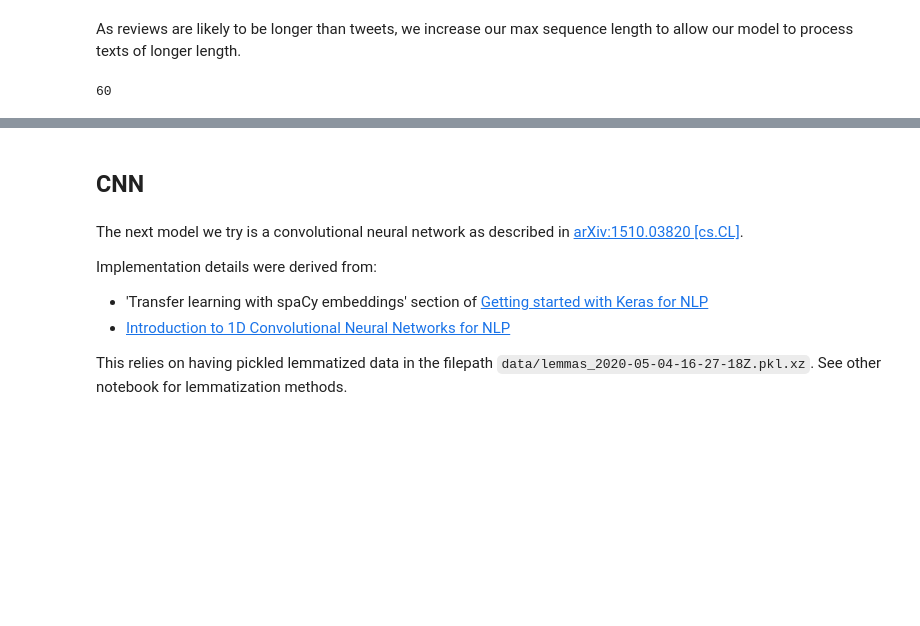
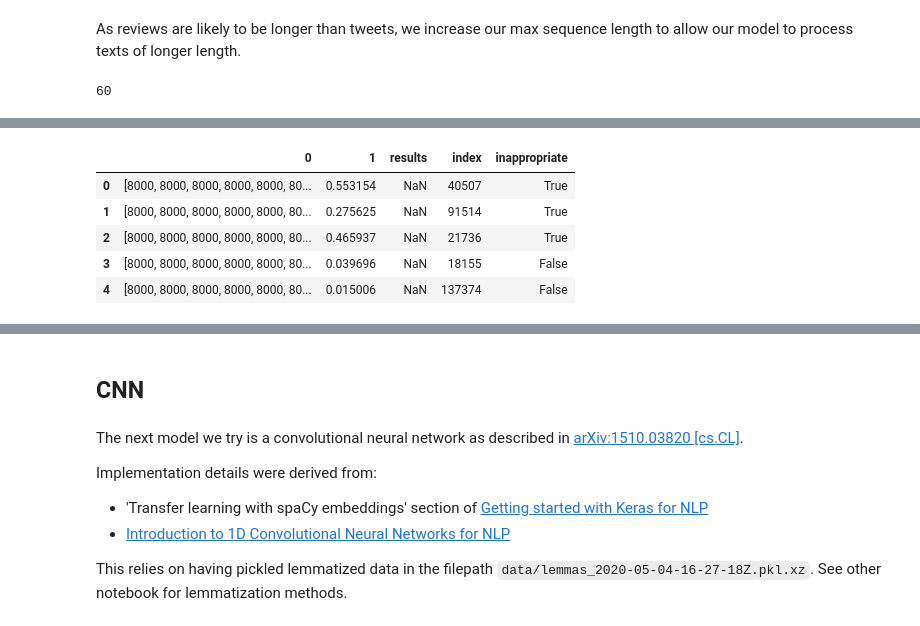
Before and after one commit to BloomTech-Labs/allay-ds, a Jupyter notebook: exploration/train_nn_models.ipynb, the cells around one changed output, grey strips where cells are left out. Saved outputs shown, nothing was run; the diff lists cells and outputs as text; code cells hidden in the pictures; blank space fills up the shorter version.

```diff
--- a/exploration/train_nn_models.ipynb
+++ b/exploration/train_nn_models.ipynb
@@ -306,0 +360,2 @@ weighted avg     0.8603    0.8600    0.8589     17552
+# %%
+validation_results = pd.concat([sequences, predictions], axis=1)
@@ -306,0 +375,4 @@ weighted avg     0.8603    0.8600    0.8589     17552
+# %%
+validation_results["results"] = y_val.T
+# %%
+new_df = y_val.reset_index()
@@ -306,0 +390,9 @@ weighted avg     0.8603    0.8600    0.8589     17552
+# %%
+combined_df.head()
+# %% [output]
+|  | 0 | 1 | results | index | inappropriate |
+| 0 | [8000, 8000, 8000, 8000, 8000, 80... | 0.553154 | NaN | 40507 | True |
+| 1 | [8000, 8000, 8000, 8000, 8000, 80... | 0.275625 | NaN | 91514 | True |
+| 2 | [8000, 8000, 8000, 8000, 8000, 80... | 0.465937 | NaN | 21736 | True |
+| 3 | [8000, 8000, 8000, 8000, 8000, 80... | 0.039696 | NaN | 18155 | False |
+| 4 | [8000, 8000, 8000, 8000, 8000, 80... | 0.015006 | NaN | 137374 | False |
```
Also changed, not shown: parts of 36 cells of this notebook.
